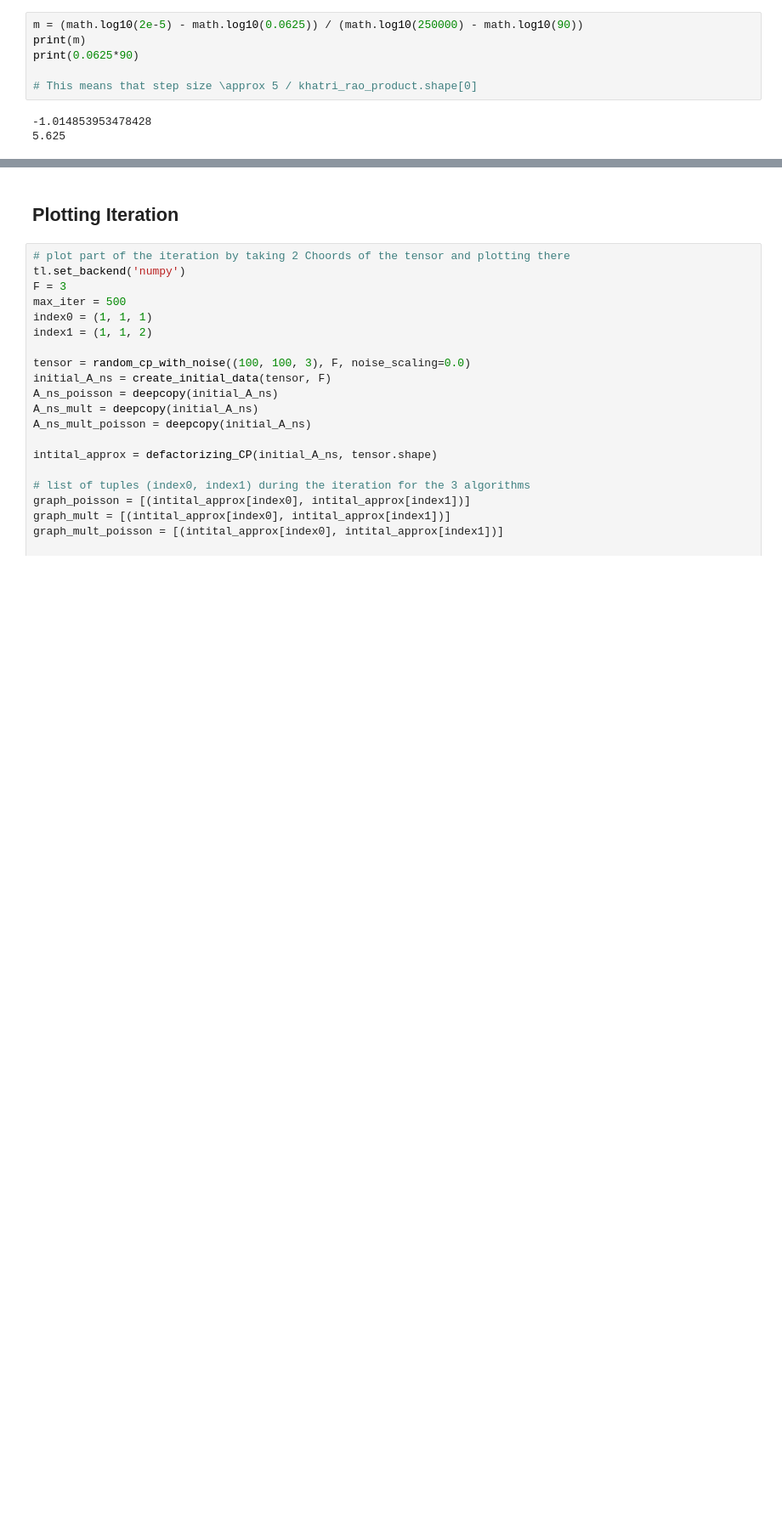
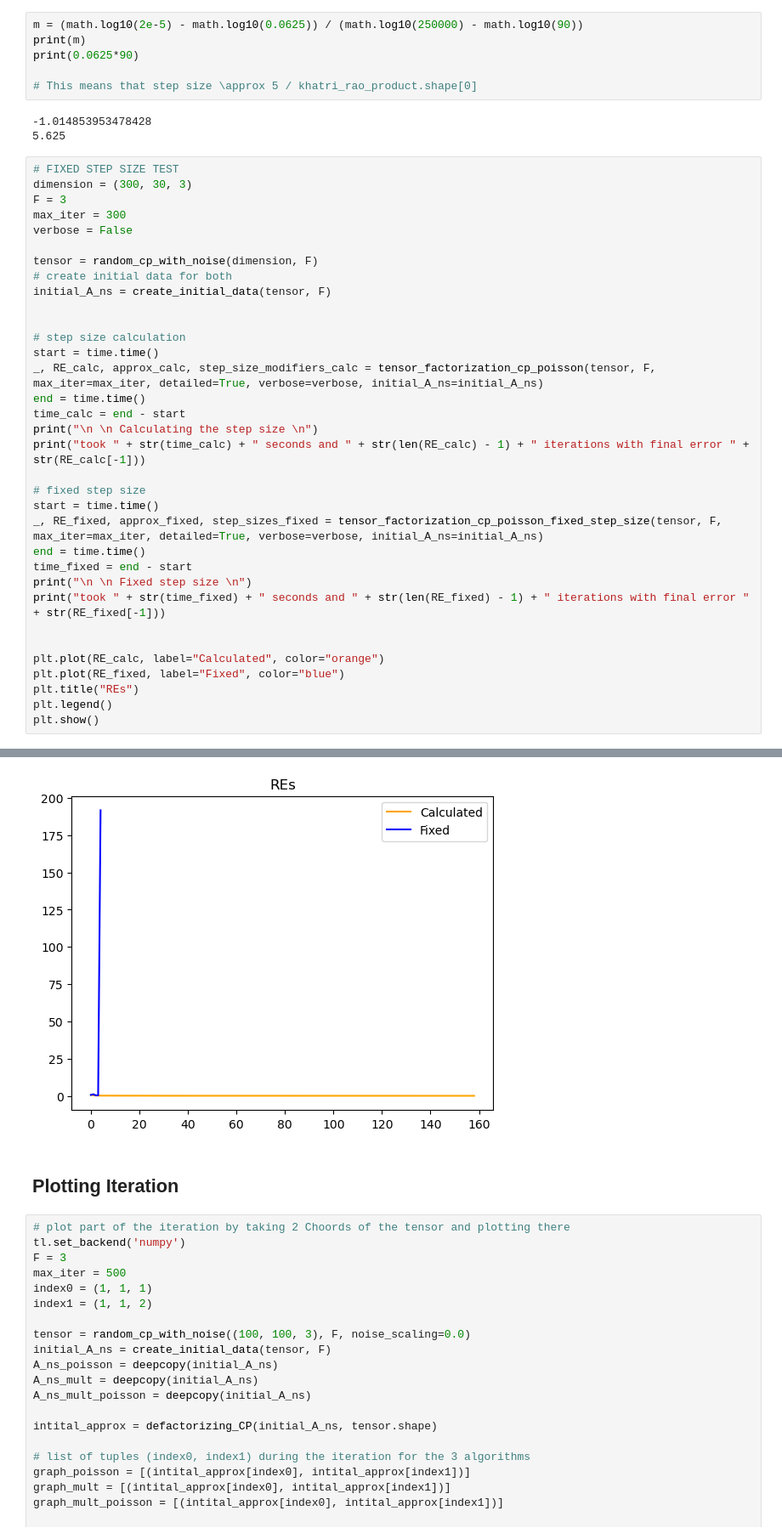
Before and after one commit to IntegrierBar/GeometricTensorFactorization, a Jupyter notebook: Masterarbeit.ipynb, the cells around one changed output, grey strips where cells are left out. Shown: that part at 85% size. Saved outputs shown, nothing was run; the diff lists cells and outputs as text; blank space fills up the shorter version.

Commit message:
Added fixed step size variant and testet little bit

```diff
--- a/Masterarbeit.ipynb
+++ b/Masterarbeit.ipynb
@@ -235,3 +236,38 @@ print(0.0625*90)
 # %% [output]
 -1.014853953478428
 5.625
+# %%
+# FIXED STEP SIZE TEST
+dimension = (300, 30, 3)
+F = 3
+max_iter = 300
+verbose = False
+
+tensor = random_cp_with_noise(dimension, F)
+# create initial data for both
+initial_A_ns = create_initial_data(tensor, F)
+
+
+# step size calculation
+start = time.time()
+_, RE_calc, approx_calc, step_size_modifiers_calc = tensor_factorization_cp_poisson(tensor, F, max_iter=max_iter, detailed=True, verbose=verbose, initial_A_ns=initial_A_ns)
+end = time.time()
+time_calc = end - start
+print("\n \n Calculating the step size \n")
+print("took " + str(time_calc) + " seconds and " + str(len(RE_calc) - 1) + " iterations with final error " + str(RE_calc[-1]))
+
+# fixed step size
+start = time.time()
+_, RE_fixed, approx_fixed, step_sizes_fixed = tensor_factorization_cp_poisson_fixed_step_size(tensor, F, max_iter=max_iter, detailed=True, verbose=verbose, initial_A_ns=initial_A_ns)
+end = time.time()
+time_fixed = end - start
+print("\n \n Fixed step size \n")
+print("took " + str(time_fixed) + " seconds and " + str(len(RE_fixed) - 1) + " iterations with final error " + str(RE_fixed[-1]))
+
+
+plt.plot(RE_calc, label="Calculated", color="orange")
+plt.plot(RE_fixed, label="Fixed", color="blue")
+plt.title("REs")
+plt.legend()
+plt.show()
+# %% [output]
@@ -238,3 +280,4 @@ print(0.0625*90)
+[figure, added]
 # %% [markdown]
 ## Plotting Iteration
 # %%
```
Also changed, not shown: parts of 2 cells of this notebook, 1 other file.
